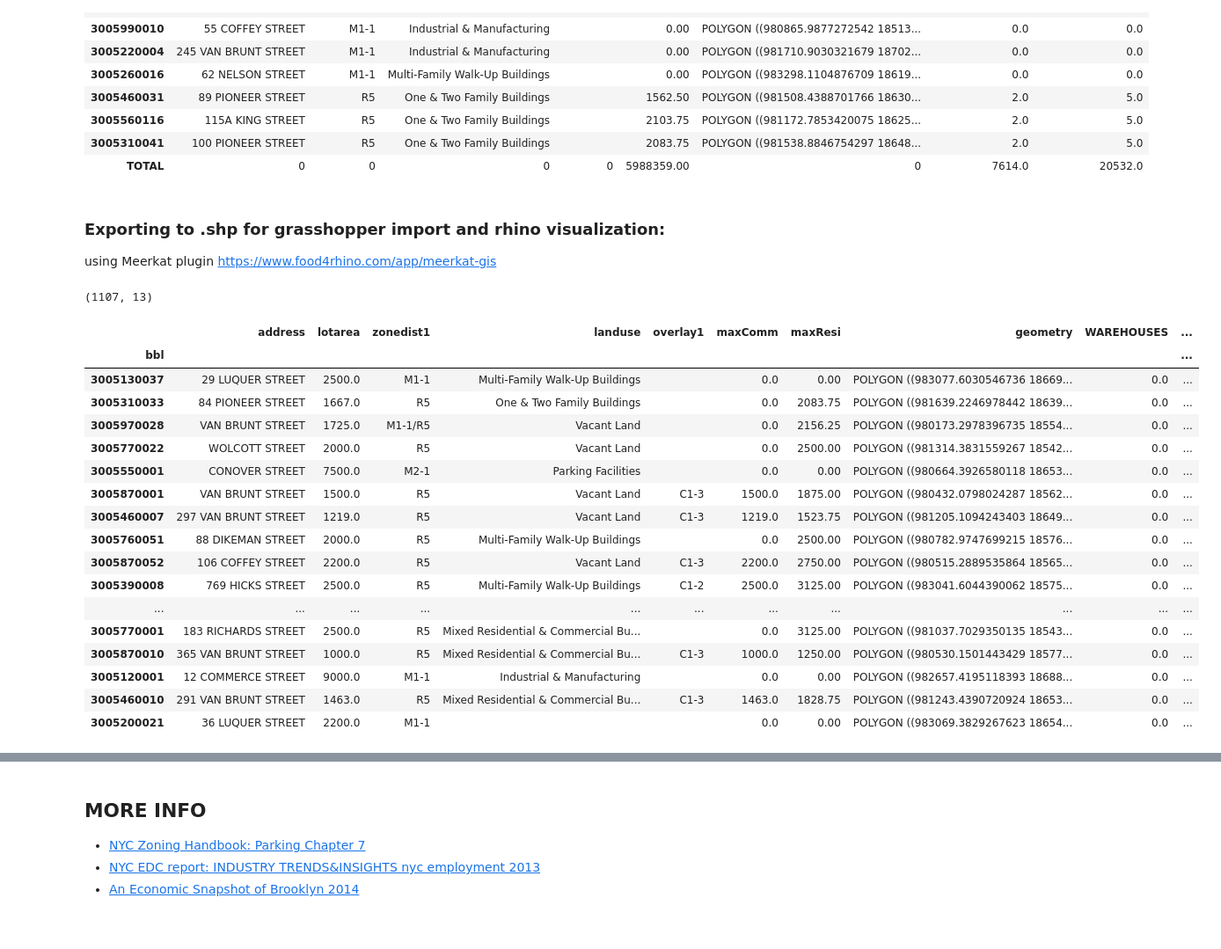
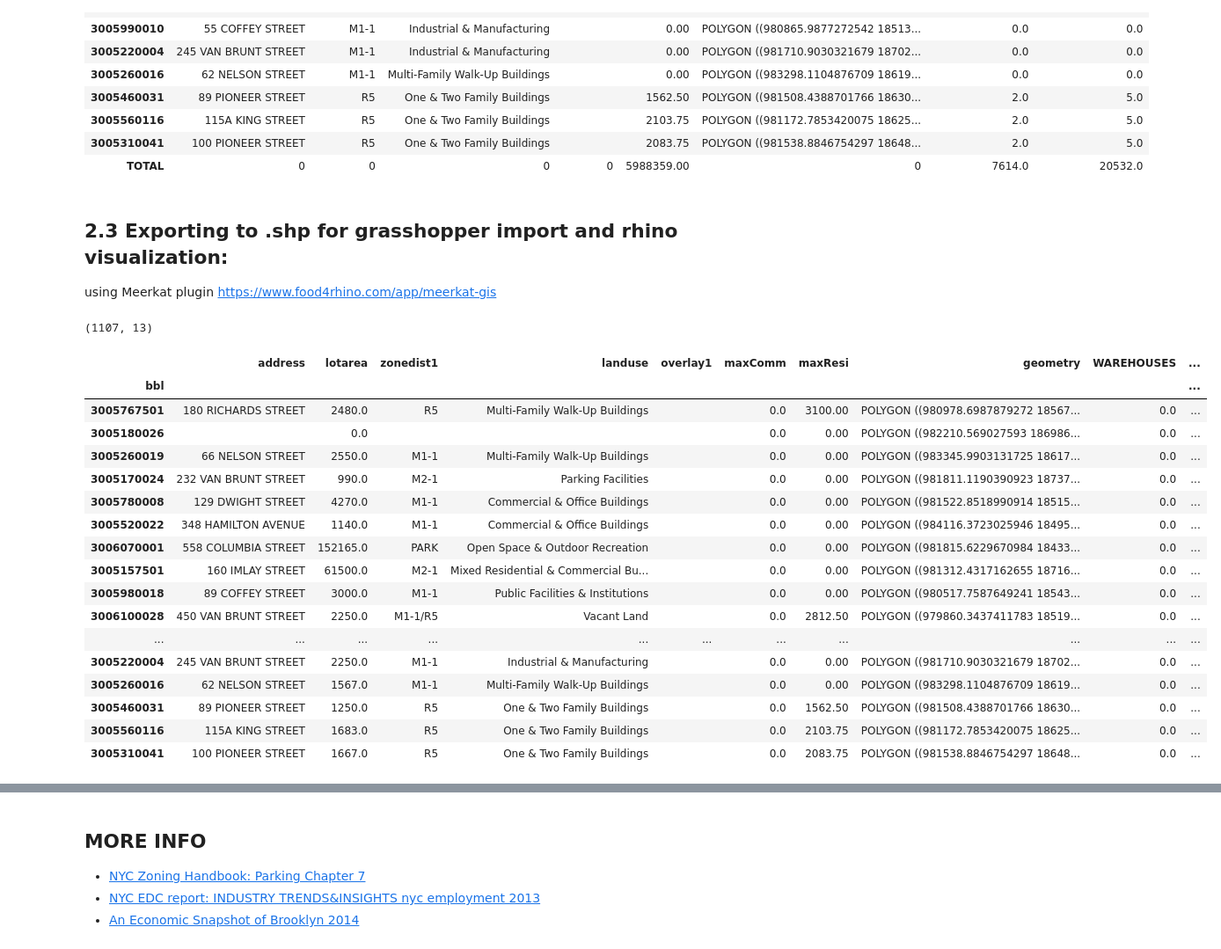
Before and after one commit to drawbrooklyn/RH_zoningAnalysis, a Jupyter notebook: Wolcott_jobs_analysis_20191025.ipynb, the cells around one changed output, grey strips where cells are left out. Shown at 88% size. Drawn from its saved outputs; the diff is of its cells as text; code cells hidden in the pictures.

```diff
--- a/Wolcott_jobs_analysis_20191025.ipynb
+++ b/Wolcott_jobs_analysis_20191025.ipynb
@@ -455,26 +192,0 @@ lots with 6 floors or more:  8
-# %%
-# creating a function for current heights based on # of floors and zoning dist
-
-def current_height_Floors(df): #feet
-    if df['numfloors'] == 0:
-        val = 0
-    elif df['zonedist1'] == 'R5':
-        val = df['numfloors'] * 11
-    elif df['zonedist1'] == 'R6':
-        val = df['numfloors'] * 11
-    elif df['zonedist1'] == 'M1-1':
-        val = df['numfloors'] * 15
-    elif df['zonedist1'] == 'M2-1':
-        val = df['numfloors'] * 15
-    elif df['zonedist1'] == 'M3-1':
-        val = df['numfloors'] * 15
-    elif df['zonedist1'] == 'M1-1/R5':
-        val = df['numfloors'] * 11
-    else:
-        val = df['numfloors'] * 11
-    return val
-
-RH_pluto['current_height_Floors'] = RH_pluto.apply(current_height_Floors, axis=1)
-
-print(RH_pluto.shape)
-RH_pluto[['address','zonedist1','landuse','numfloors','current_height_FAR','current_height_Floors']].head(20)
@@ -650,10 +345,9 @@ ignored / dropped 'facilfar'; 20191118
 # %%
 # adding 1 FAR for every C1-3 overlay
 print(RH_allowed_far[RH_allowed_far['overlay1'] != ''].shape)
-print(type(RH_allowed_far[RH_allowed_far['overlay1'] != '']), '\n')
 
-RH_allowed_far['commfar'] = np.where((RH_allowed_far['overlay1'] != '')
-                            & (RH_allowed_far['commfar'] == 0.0), 1.0, 0.0)
+RH_allowed_far['commfarNEW'] = np.where((RH_allowed_far['overlay1'] == ''),
+                               RH_allowed_far['commfar'], np.where((RH_allowed_far['commfar'] == 0.0), 1.0, 0.0))
 
-RH_allowed_far[RH_allowed_far['overlay1'] != ''].head()
+RH_allowed_far[['zonedist1','overlay1', 'commfar', 'commfarNEW']].head(15)
 # %% [output]
@@ -832,35 +516,35 @@ See the caveats in the documentation: http://pandas.pydata.org/pandas-docs/stabl
 | 3005310041 | 100 PIONEER STREET | R5 | One & Two Family Buildings |  | 2083.75 | POLYGON ((981538.8846754297 18648... | 2.0 | 5.0 |
 | TOTAL | 0 | 0 | 0 | 0 | 5988359.00 | 0 | 7614.0 | 20532.0 |
 # %% [markdown]
-### Exporting to .shp for grasshopper import and rhino visualization:
+## 2.3 Exporting to .shp for grasshopper import and rhino visualization:
 using Meerkat plugin
 https://www.food4rhino.com/app/meerkat-gis
 # %%
 # combining jobs and housing datasets for easier use in grasshopper
 
 RH_scenarios1118 = RH_jobs.merge(RH_housing.iloc[:,-2:], left_index=True, right_index=True)[:-1]
 print(RH_scenarios1118.shape)
-RH_scenarios1118.head(20)
+RH_scenarios1118.tail(30)
 # %% [output]
 (1107, 13)
 |  | address | lotarea | zonedist1 | landuse | overlay1 | maxComm | maxResi | geometry | WAREHOUSES | ... |
 | bbl |  |  |  |  |  |  |  |  |  | ... |
-| 3005130037 | 29 LUQUER STREET | 2500.0 | M1-1 | Multi-Family Walk-Up Buildings |  | 0.0 | 0.00 | POLYGON ((983077.6030546736 18669... | 0.0 | ... |
-| 3005310033 | 84 PIONEER STREET | 1667.0 | R5 | One & Two Family Buildings |  | 0.0 | 2083.75 | POLYGON ((981639.2246978442 18639... | 0.0 | ... |
-| 3005970028 | VAN BRUNT STREET | 1725.0 | M1-1/R5 | Vacant Land |  | 0.0 | 2156.25 | POLYGON ((980173.2978396735 18554... | 0.0 | ... |
-| 3005770022 | WOLCOTT STREET | 2000.0 | R5 | Vacant Land |  | 0.0 | 2500.00 | POLYGON ((981314.3831559267 18542... | 0.0 | ... |
-| 3005550001 | CONOVER STREET | 7500.0 | M2-1 | Parking Facilities |  | 0.0 | 0.00 | POLYGON ((980664.3926580118 18653... | 0.0 | ... |
-| 3005870001 | VAN BRUNT STREET | 1500.0 | R5 | Vacant Land | C1-3 | 1500.0 | 1875.00 | POLYGON ((980432.0798024287 18562... | 0.0 | ... |
-| 3005460007 | 297 VAN BRUNT STREET | 1219.0 | R5 | Vacant Land | C1-3 | 1219.0 | 1523.75 | POLYGON ((981205.1094243403 18649... | 0.0 | ... |
-| 3005760051 | 88 DIKEMAN STREET | 2000.0 | R5 | Multi-Family Walk-Up Buildings |  | 0.0 | 2500.00 | POLYGON ((980782.9747699215 18576... | 0.0 | ... |
-| 3005870052 | 106 COFFEY STREET | 2200.0 | R5 | Vacant Land | C1-3 | 2200.0 | 2750.00 | POLYGON ((980515.2889535864 18565... | 0.0 | ... |
-| 3005390008 | 769 HICKS STREET | 2500.0 | R5 | Multi-Family Walk-Up Buildings | C1-2 | 2500.0 | 3125.00 | POLYGON ((983041.6044390062 18575... | 0.0 | ... |
+| 3005767501 | 180 RICHARDS STREET | 2480.0 | R5 | Multi-Family Walk-Up Buildings |  | 0.0 | 3100.00 | POLYGON ((980978.6987879272 18567... | 0.0 | ... |
+| 3005180026 |  | 0.0 |  |  |  | 0.0 | 0.00 | POLYGON ((982210.569027593 186986... | 0.0 | ... |
+| 3005260019 | 66 NELSON STREET | 2550.0 | M1-1 | Multi-Family Walk-Up Buildings |  | 0.0 | 0.00 | POLYGON ((983345.9903131725 18617... | 0.0 | ... |
+| 3005170024 | 232 VAN BRUNT STREET | 990.0 | M2-1 | Parking Facilities |  | 0.0 | 0.00 | POLYGON ((981811.1190390923 18737... | 0.0 | ... |
+| 3005780008 | 129 DWIGHT STREET | 4270.0 | M1-1 | Commercial & Office Buildings |  | 0.0 | 0.00 | POLYGON ((981522.8518990914 18515... | 0.0 | ... |
+| 3005520022 | 348 HAMILTON AVENUE | 1140.0 | M1-1 | Commercial & Office Buildings |  | 0.0 | 0.00 | POLYGON ((984116.3723025946 18495... | 0.0 | ... |
+| 3006070001 | 558 COLUMBIA STREET | 152165.0 | PARK | Open Space & Outdoor Recreation |  | 0.0 | 0.00 | POLYGON ((981815.6229670984 18433... | 0.0 | ... |
+| 3005157501 | 160 IMLAY STREET | 61500.0 | M2-1 | Mixed Residential & Commercial Bu... |  | 0.0 | 0.00 | POLYGON ((981312.4317162655 18716... | 0.0 | ... |
+| 3005980018 | 89 COFFEY STREET | 3000.0 | M1-1 | Public Facilities & Institutions |  | 0.0 | 0.00 | POLYGON ((980517.7587649241 18543... | 0.0 | ... |
+| 3006100028 | 450 VAN BRUNT STREET | 2250.0 | M1-1/R5 | Vacant Land |  | 0.0 | 2812.50 | POLYGON ((979860.3437411783 18519... | 0.0 | ... |
 | ... | ... | ... | ... | ... | ... | ... | ... | ... | ... | ... |
-| 3005770001 | 183 RICHARDS STREET | 2500.0 | R5 | Mixed Residential & Commercial Bu... |  | 0.0 | 3125.00 | POLYGON ((981037.7029350135 18543... | 0.0 | ... |
-| 3005870010 | 365 VAN BRUNT STREET | 1000.0 | R5 | Mixed Residential & Commercial Bu... | C1-3 | 1000.0 | 1250.00 | POLYGON ((980530.1501443429 18577... | 0.0 | ... |
-| 3005120001 | 12 COMMERCE STREET | 9000.0 | M1-1 | Industrial & Manufacturing |  | 0.0 | 0.00 | POLYGON ((982657.4195118393 18688... | 0.0 | ... |
-| 3005460010 | 291 VAN BRUNT STREET | 1463.0 | R5 | Mixed Residential & Commercial Bu... | C1-3 | 1463.0 | 1828.75 | POLYGON ((981243.4390720924 18653... | 0.0 | ... |
-| 3005200021 | 36 LUQUER STREET | 2200.0 | M1-1 |  |  | 0.0 | 0.00 | POLYGON ((983069.3829267623 18654... | 0.0 | ... |
+| 3005220004 | 245 VAN BRUNT STREET | 2250.0 | M1-1 | Industrial & Manufacturing |  | 0.0 | 0.00 | POLYGON ((981710.9030321679 18702... | 0.0 | ... |
+| 3005260016 | 62 NELSON STREET | 1567.0 | M1-1 | Multi-Family Walk-Up Buildings |  | 0.0 | 0.00 | POLYGON ((983298.1104876709 18619... | 0.0 | ... |
+| 3005460031 | 89 PIONEER STREET | 1250.0 | R5 | One & Two Family Buildings |  | 0.0 | 1562.50 | POLYGON ((981508.4388701766 18630... | 0.0 | ... |
+| 3005560116 | 115A KING STREET | 1683.0 | R5 | One & Two Family Buildings |  | 0.0 | 2103.75 | POLYGON ((981172.7853420075 18625... | 0.0 | ... |
+| 3005310041 | 100 PIONEER STREET | 1667.0 | R5 | One & Two Family Buildings |  | 0.0 | 2083.75 | POLYGON ((981538.8846754297 18648... | 0.0 | ... |
 # %%
 # export a .shp in order to import it into Grasshopper and Rhino using Meerkat plugin
 # https://www.food4rhino.com/app/meerkat-gis
```
Also changed, not shown: parts of 43 cells of this notebook, 1 other file.
